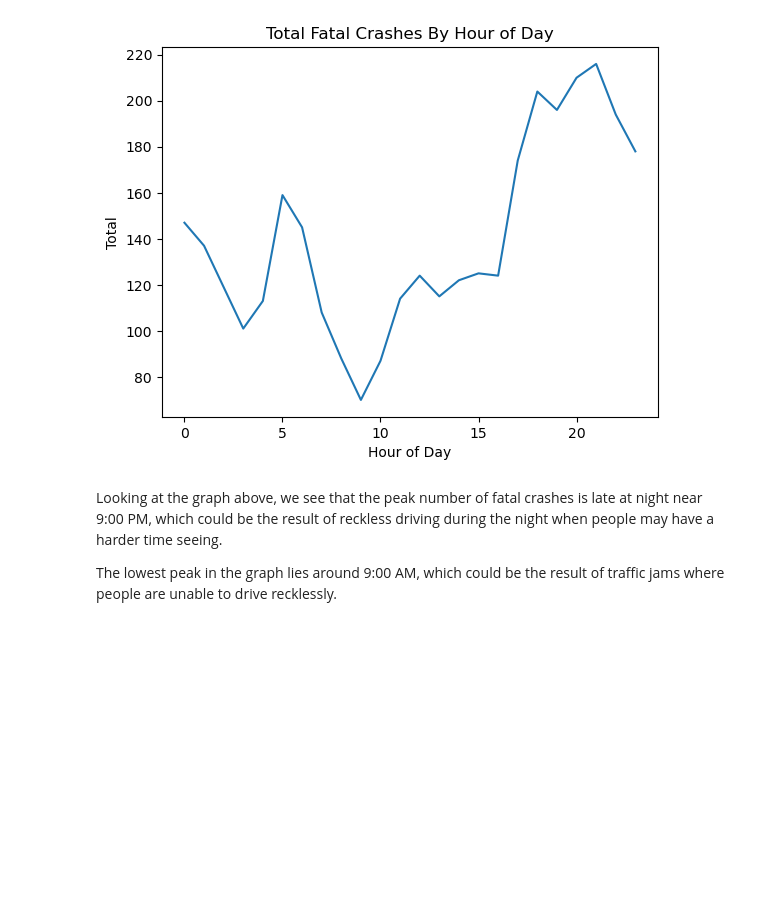
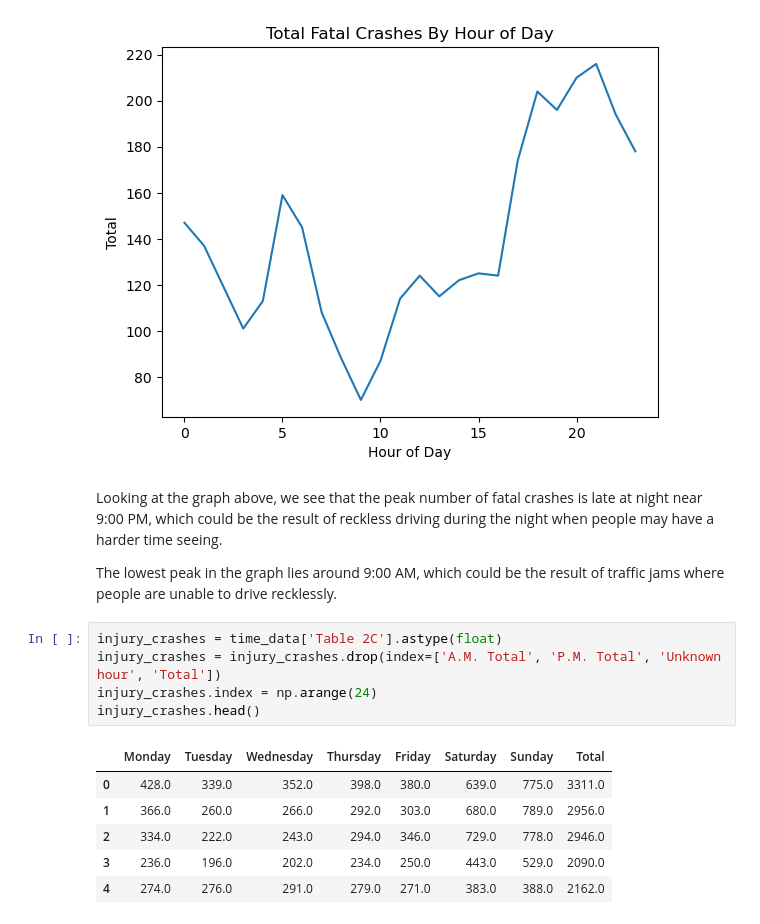
Before and after one commit to UCB-stat-159-s23/project-Group27, a Jupyter notebook: fatal_crashes.ipynb, the cells around one changed output. Drawn from its saved outputs; the diff is of its cells as text; blank space fills up the shorter version.

```diff
--- a/fatal_crashes.ipynb
+++ b/fatal_crashes.ipynb
@@ -20,3 +24,15 @@ ax.set(xlabel='Hour of Day', ylabel='Total', title='Total Fatal Crashes By Hour
 Looking at the graph above, we see that the peak number of fatal crashes is late at night near 9:00 PM, which could be the result of reckless driving during the night when people may have a harder time seeing.
 
 The lowest peak in the graph lies around 9:00 AM, which could be the result of traffic jams where people are unable to drive recklessly.
+# %%
+injury_crashes = time_data['Table 2C'].astype(float)
+injury_crashes = injury_crashes.drop(index=['A.M. Total', 'P.M. Total', 'Unknown hour', 'Total'])
+injury_crashes.index = np.arange(24)
+injury_crashes.head()
+# %% [output]
+|  | Monday | Tuesday | Wednesday | Thursday | Friday | Saturday | Sunday | Total |
+| 0 | 428.0 | 339.0 | 352.0 | 398.0 | 380.0 | 639.0 | 775.0 | 3311.0 |
+| 1 | 366.0 | 260.0 | 266.0 | 292.0 | 303.0 | 680.0 | 789.0 | 2956.0 |
+| 2 | 334.0 | 222.0 | 243.0 | 294.0 | 346.0 | 729.0 | 778.0 | 2946.0 |
+| 3 | 236.0 | 196.0 | 202.0 | 234.0 | 250.0 | 443.0 | 529.0 | 2090.0 |
+| 4 | 274.0 | 276.0 | 291.0 | 279.0 | 271.0 | 383.0 | 388.0 | 2162.0 |
```
Also changed, not shown: parts of 3 cells of this notebook, 1 other file.
